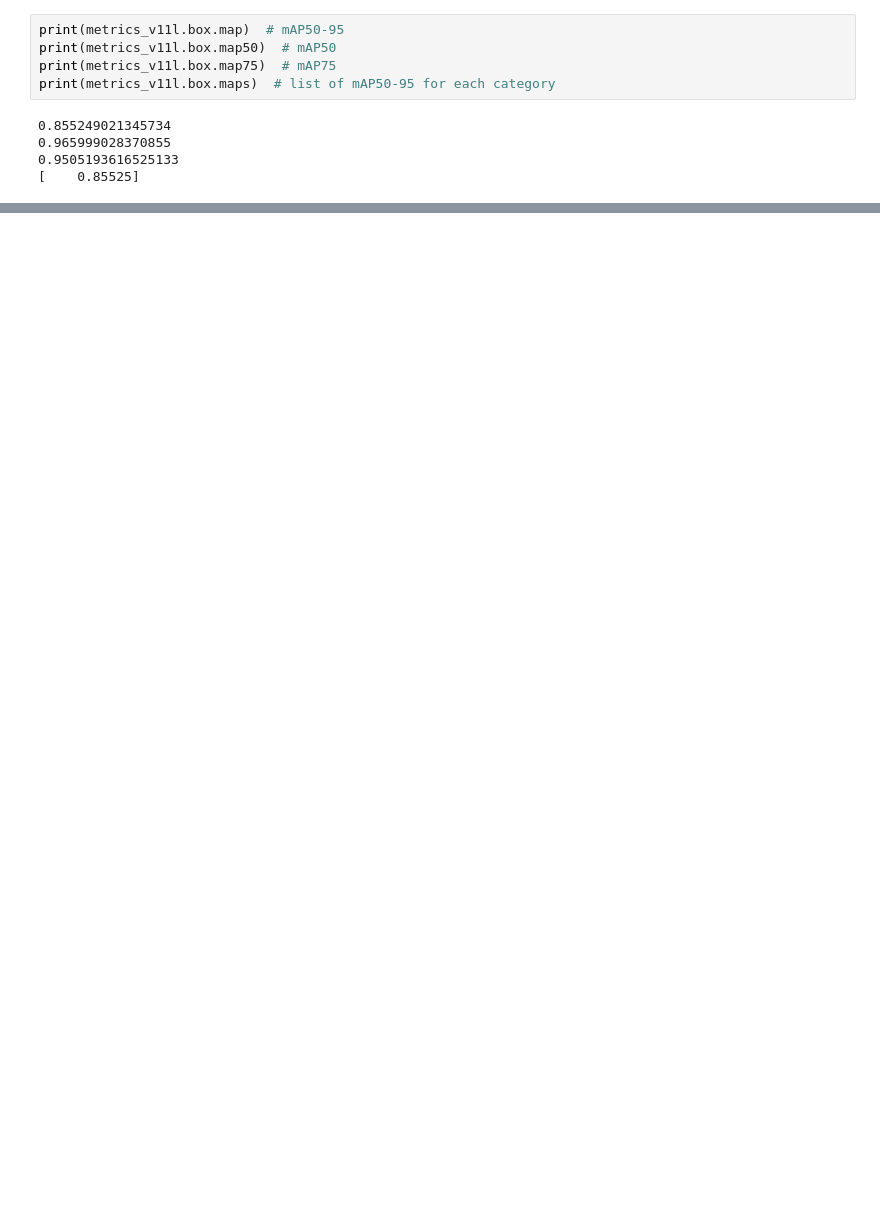
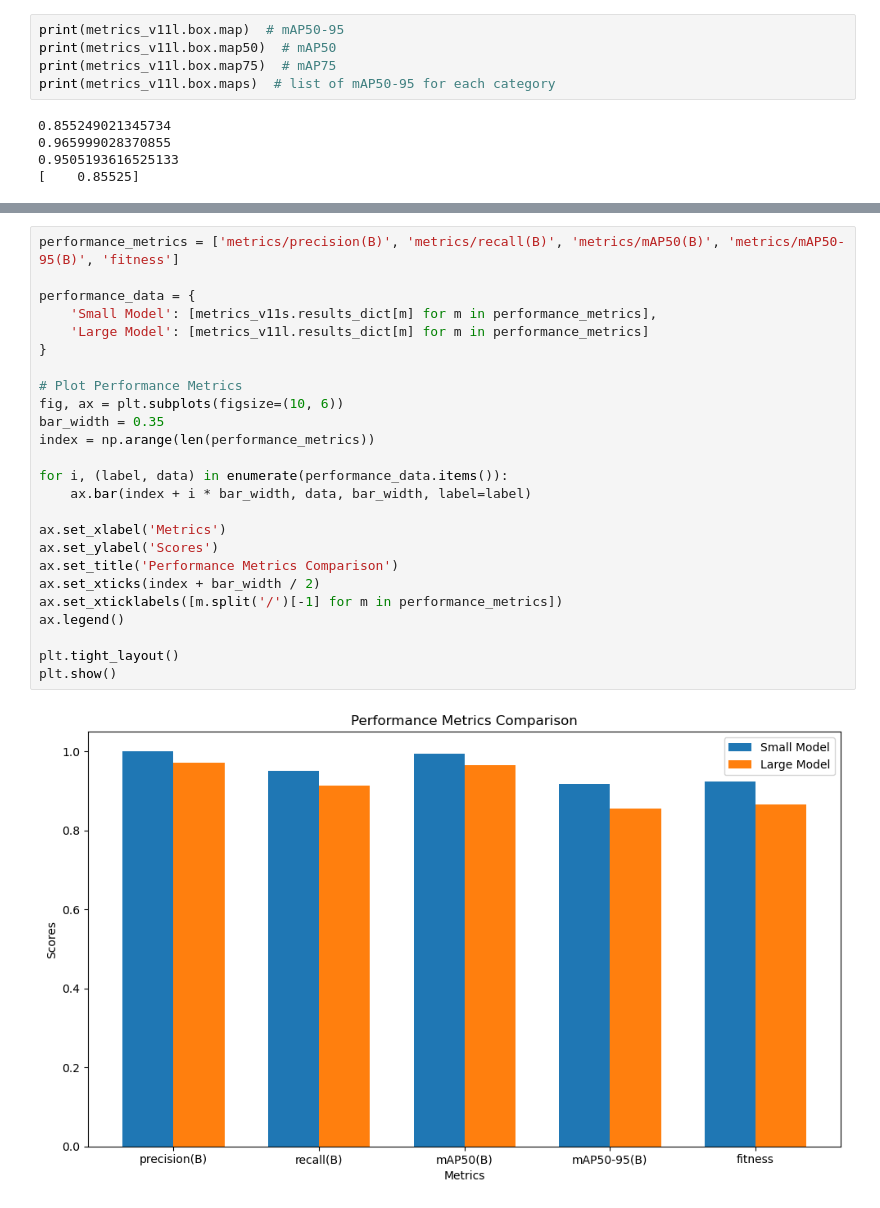
Before and after one commit to izellale/probe_detection, a Jupyter notebook: notebooks/training_yolo.ipynb, the cells around one changed output, grey strips where cells are left out. Saved outputs shown, nothing was run; the diff lists cells and outputs as text; blank space fills up the shorter version.

Commit message:
Visualize test dataset

```diff
--- a/notebooks/training_yolo.ipynb
+++ b/notebooks/training_yolo.ipynb
@@ -104,0 +161,27 @@ print(metrics_v11l.box.maps)  # list of mAP50-95 for each category
+# %%
+performance_metrics = ['metrics/precision(B)', 'metrics/recall(B)', 'metrics/mAP50(B)', 'metrics/mAP50-95(B)', 'fitness']
+
+performance_data = {
+    'Small Model': [metrics_v11s.results_dict[m] for m in performance_metrics],
+    'Large Model': [metrics_v11l.results_dict[m] for m in performance_metrics]
+}
+
+# Plot Performance Metrics
+fig, ax = plt.subplots(figsize=(10, 6))
+bar_width = 0.35
+index = np.arange(len(performance_metrics))
+
+for i, (label, data) in enumerate(performance_data.items()):
+    ax.bar(index + i * bar_width, data, bar_width, label=label)
+
+ax.set_xlabel('Metrics')
+ax.set_ylabel('Scores')
+ax.set_title('Performance Metrics Comparison')
+ax.set_xticks(index + bar_width / 2)
+ax.set_xticklabels([m.split('/')[-1] for m in performance_metrics])
+ax.legend()
+
+plt.tight_layout()
+plt.show()
+# %% [output]
+[figure, added]
```
Also changed, not shown: parts of 20 cells of this notebook.
